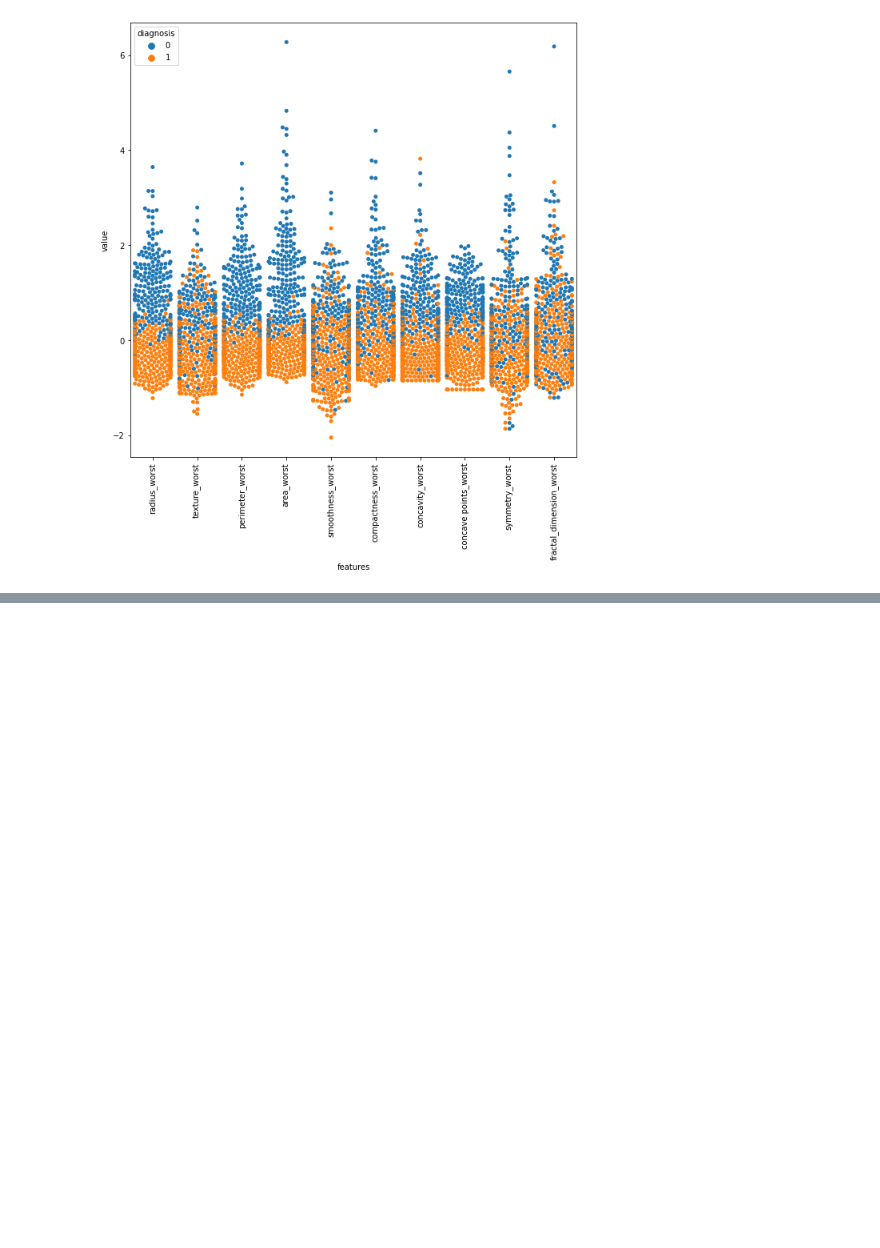
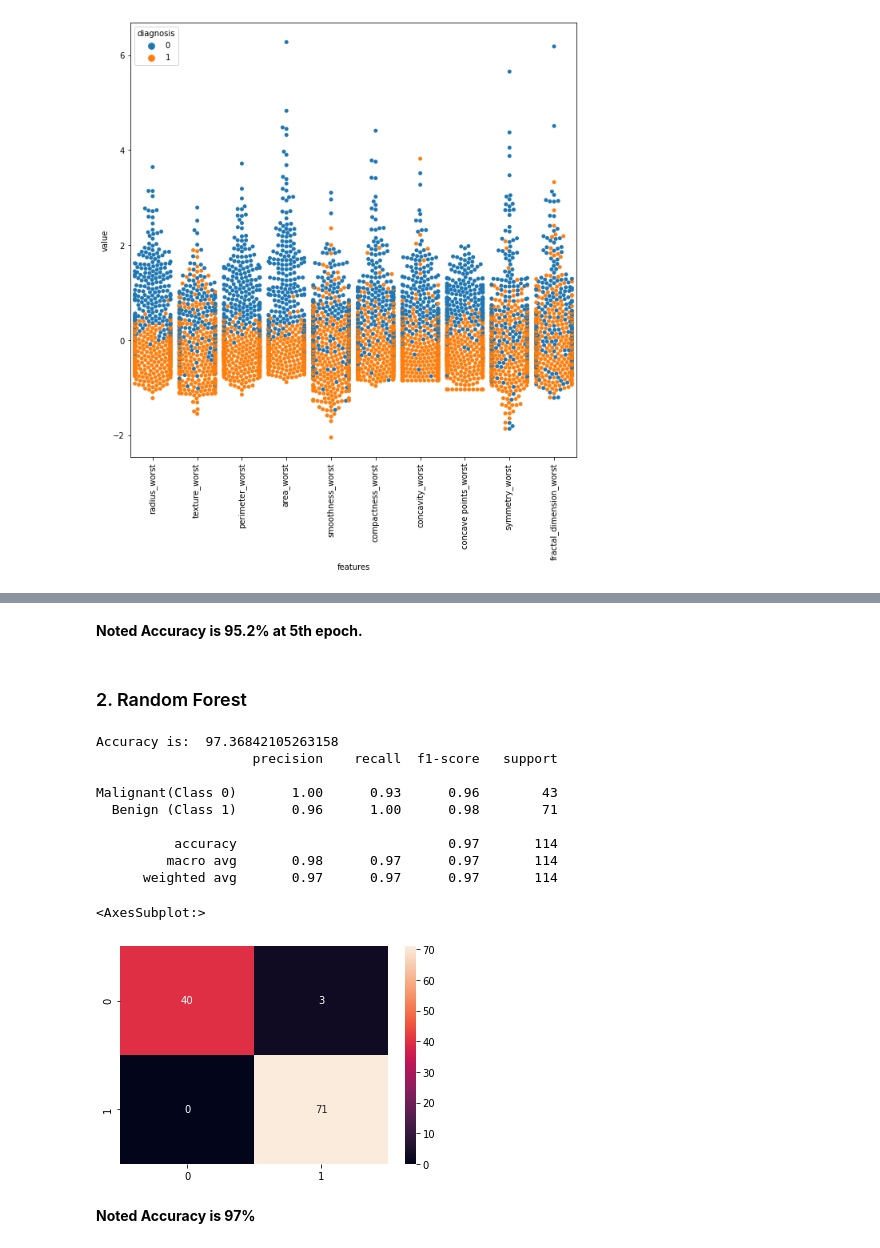
Before and after one commit to amhsirak/breast-cancer-detection, a Jupyter notebook: BreastCancer.ipynb, the cells around one changed output, grey strips where cells are left out. Cells and saved outputs as stored; diff of their text form; code cells hidden in the pictures; blank space fills up the shorter version.

```diff
--- a/BreastCancer.ipynb
+++ b/BreastCancer.ipynb
@@ -339,0 +435,31 @@ plt.xticks(rotation=90)
+# %% [markdown]
+**Noted Accuracy is 95.2% at 5th epoch.**
+# %% [markdown]
+### 2. Random Forest
+# %%
+x_train, x_test, y_train, y_test = train_test_split(X_feature_select, y, test_size=TEST_DATA, random_state=42)
+
+#random forest classifier with n_estimators=10 (default)
+clf_rf = RandomForestClassifier(random_state=42)
+clr_rf = clf_rf.fit(x_train,y_train)
+clr = clr_rf.predict(x_test)
+ac = accuracy_score(y_test,clf_rf.predict(x_test))*100
+print('Accuracy is: ',ac)
+print(classification_report(y_test,clr,
+                            target_names = ['Malignant(Class 0)','Benign (Class 1)']))
+cm = confusion_matrix(y_test,clf_rf.predict(x_test))
+sns.heatmap(cm,annot=True,fmt="d")
+# %% [output]
+Accuracy is:  97.36842105263158
+                    precision    recall  f1-score   support
+
+Malignant(Class 0)       1.00      0.93      0.96        43
+  Benign (Class 1)       0.96      1.00      0.98        71
+
+          accuracy                           0.97       114
+         macro avg       0.98      0.97      0.97       114
+      weighted avg       0.97      0.97      0.97       114
+<AxesSubplot:>
+[figure, added]
+# %% [markdown]
+**Noted Accuracy is 97%**
```
Also changed, not shown: parts of 25 cells of this notebook.
